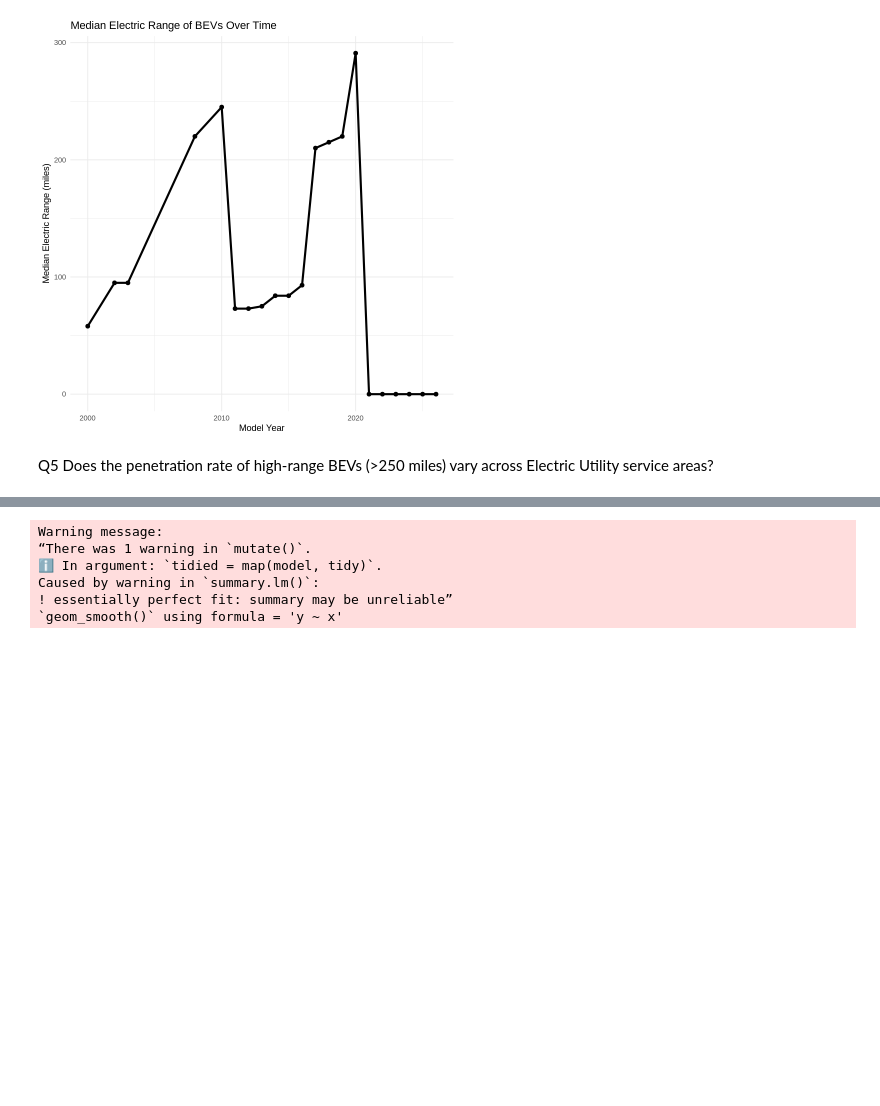
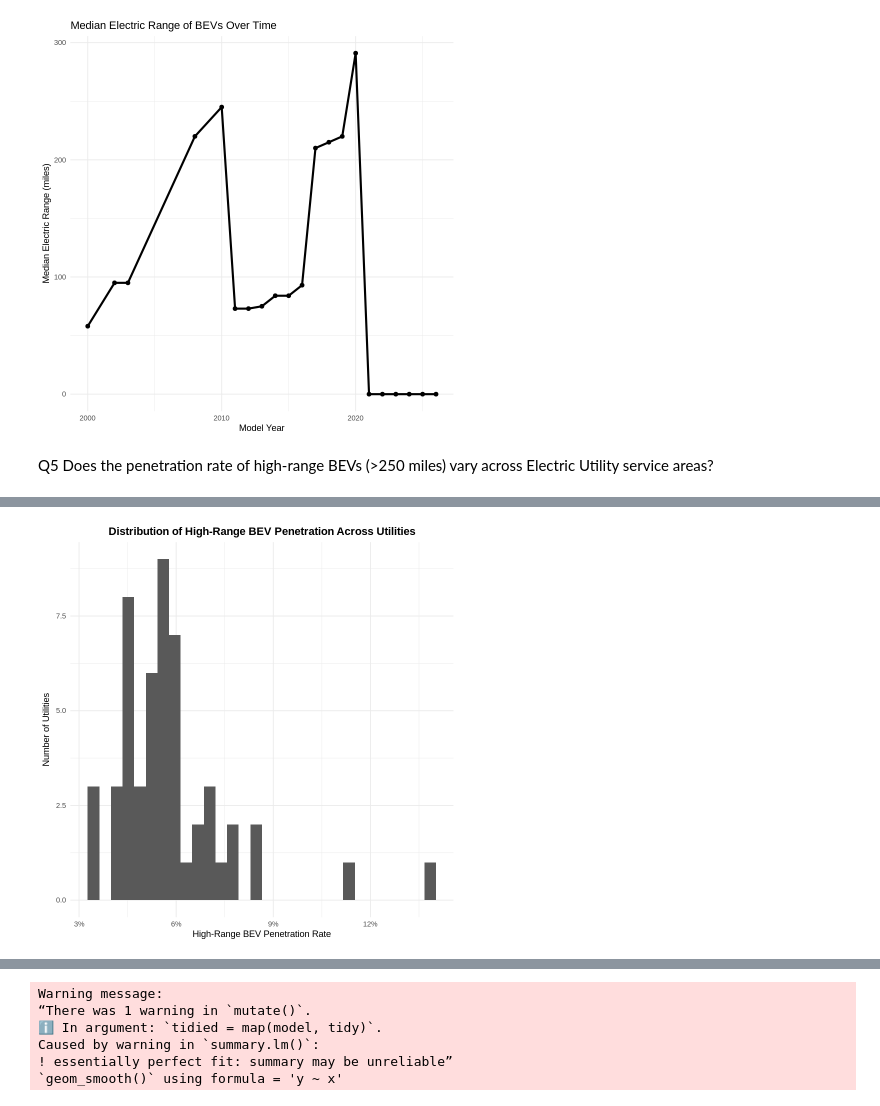
Before and after one commit to Hriday-A/New_Electric_analysis, a Jupyter notebook: Data_analysis_electric.ipynb, the cells around one changed output, grey strips where cells are left out. Cells and saved outputs as stored; diff of their text form; code cells hidden in the pictures; blank space fills up the shorter version.

```diff
--- a/Data_analysis_electric.ipynb
+++ b/Data_analysis_electric.ipynb
@@ -692,0 +613,32 @@ utility_penetration_filtered <- utility_penetration %>%
+# %%
+# Define high-range threshold for BEVs
+high_range_threshold <- 250
+
+# Calculate penetration rate of high-range BEVs per electric utility
+utility_penetration <- ev_cleaned %>%
+  filter(electric_vehicle_type == "Battery Electric Vehicle (BEV)") %>%
+  group_by(electric_utility) %>%
+  summarise(
+    high_range_bev_count = sum(electric_range > high_range_threshold, na.rm = TRUE),
+    total_bev_count = n(),
+    .groups = "drop"
+  ) %>%
+  mutate(penetration_rate = high_range_bev_count / total_bev_count)
+
+# Filter out utilities with very few BEVs to avoid noisy penetration rates
+# A threshold of 50 or more BEVs is used for meaningful rates, and non-NA utilities
+utility_penetration_filtered <- utility_penetration %>%
+  filter(total_bev_count >= 50, !is.na(electric_utility))
+
+ggplot(utility_penetration_filtered, aes(x = penetration_rate)) +
+  geom_histogram(bins = 30) +
+  scale_x_continuous(labels = scales::percent_format()) +
+  labs(
+    title = "Distribution of High-Range BEV Penetration Across Utilities",
+    x = "High-Range BEV Penetration Rate",
+    y = "Number of Utilities"
+  ) +
+  theme_minimal() +
+  theme(plot.title = element_text(hjust = 0.5, face = "bold"))
+# %% [output]
+[figure, added]
```
Also changed, not shown: parts of 17 cells of this notebook.
